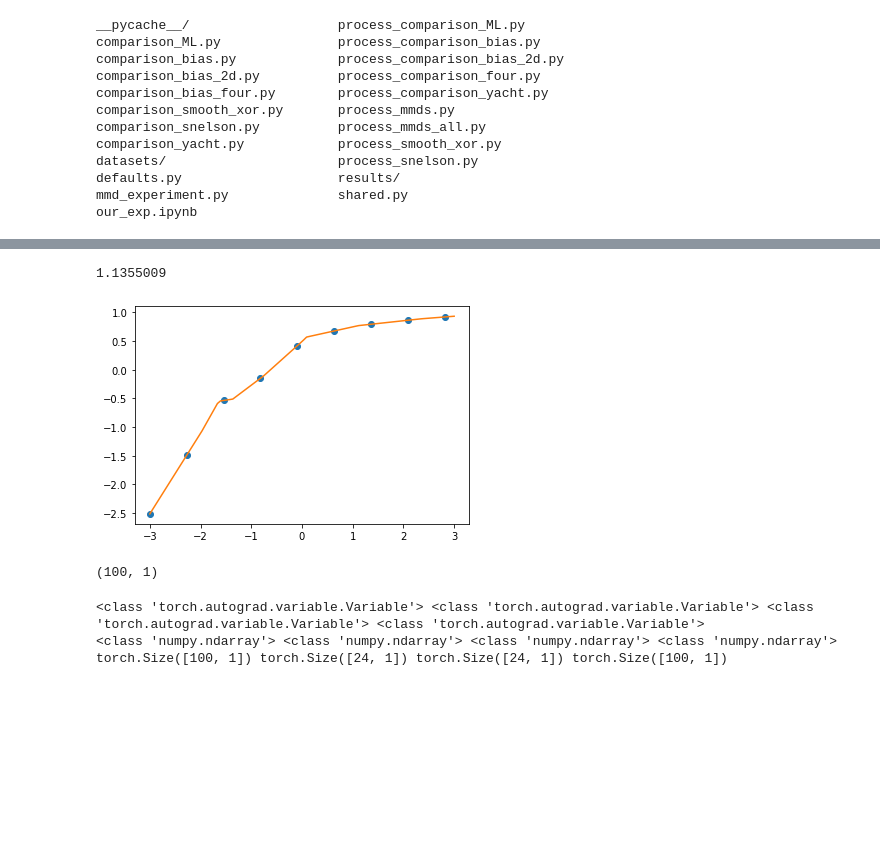
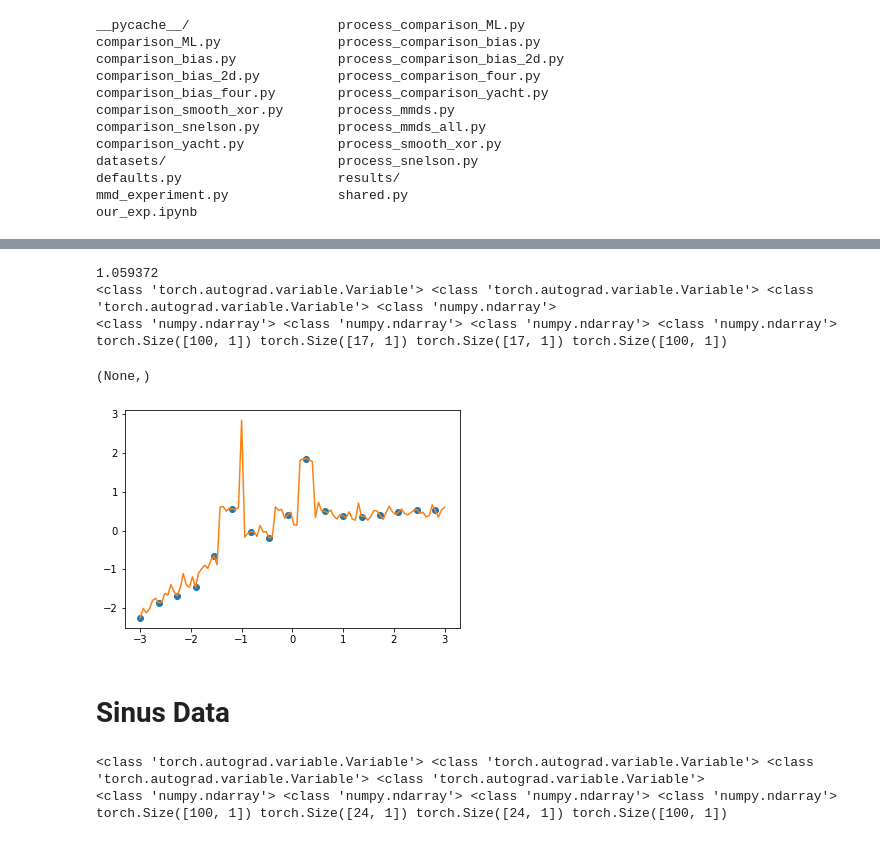
Before and after one commit to LiamGon/BML_project_BayesNN, a Jupyter notebook: experiments/our_exp.ipynb, the cells around one changed output, grey strips where cells are left out. Saved outputs shown, nothing was run; the diff lists cells and outputs as text; code cells hidden in the pictures; blank space fills up the shorter version.

```diff
--- a/experiments/our_exp.ipynb
+++ b/experiments/our_exp.ipynb
@@ -147,61 +132,82 @@ for k,H in enumerate(list_H):
 from shared import ResultsManager, nn_model_regression
 
 D_IN = 1
-H = 3
+H = 2
 D_OUT = 1
-num_layers = 3
+num_layers = 5
 weight_variance_0 = 0.8
 bias_variance_0 = 0.2
+width_class = "largest_last"
+min_range, max_range = -2, 2
 
-min_range, max_range = -2, 2
+noise_std = 0.1
 
 gen_model = get_nn_model(
     D_IN,
     H,
     D_OUT,
     num_layers,
-    width_class="identity",
-    weight_variance=weight_variance_0/H,
-    bias_variance=bias_variance_0/H,
+    width_class=width_class,
+    weight_variance=weight_variance_0,
+    bias_variance=bias_variance_0 ,
+    activation = torch.nn.Threshold(0, 1)
+
 )
 
-n_data = 8
+n_data = 15
 
 grid = np.atleast_2d(
     np.linspace(1.5 * min_range, 1.5 * max_range, 100).astype(np.float32)
 ).T
 grid_var = torch.autograd.Variable(
     torch.from_numpy(grid).type(defaults.tdtype), requires_grad=False
 )
 true_val = gen_model(grid_var)
 true_val = true_val.detach()
+true_val_var = true_val
+std, mean = true_val.std(), true_val.mean()
+true_val = (true_val - mean) / std
 
-std, mean = true_val.std(),true_val.mean()
-true_val = (true_val-mean)/std
+true_val = true_val + torch.autograd.Variable(
+    torch.normal(
+        0.0 * torch.ones(true_val.size()), noise_std * torch.ones(true_val.size())
+    ).type(defaults.tdtype),
+    requires_grad=False,
+)
 
-X = grid[torch.from_numpy(np.arange(0,100,100//n_data).astype(int))]
+
+
+X = grid[torch.from_numpy(np.arange(0, 100, 100 // n_data).astype(int))]
 X_var = torch.autograd.Variable(
     torch.from_numpy(X).type(defaults.tdtype), requires_grad=False
 )
-Y_var = true_val[torch.from_numpy(np.arange(0,100,100//n_data).astype(int))]
+Y_var = true_val[
+    torch.from_numpy(np.arange(0, 100, 100 // n_data).astype(int))
+]
 Y_var = Y_var.detach()
 
 
 true_val = true_val.data.numpy()
 Y = Y_var.data.numpy().reshape(-1, 1)
 
 
 plt.plot(X, Y, "o")
 plt.plot(grid, true_val)
 eps = np.std(Y)
 print(eps)
+
+print(type(grid_var), type(X_var), type(Y_var), type(true_val)),
+print(type(grid), type(X), type(Y), type(true_val)),
+print(grid_var.shape, X_var.shape, Y_var.shape, true_val_var.shape),
 # %% [output]
-1.1355009
+1.059372
+<class 'torch.autograd.variable.Variable'> <class 'torch.autograd.variable.Variable'> <class 'torch.autograd.variable.Variable'> <class 'numpy.ndarray'>
+<class 'numpy.ndarray'> <class 'numpy.ndarray'> <class 'numpy.ndarray'> <class 'numpy.ndarray'>
+torch.Size([100, 1]) torch.Size([17, 1]) torch.Size([17, 1]) torch.Size([100, 1])
+(None,)
-[figure, old version]
+[figure, new version]
-# %%
-true_val.shape
-# %% [output]
-(100, 1)
+# %% [markdown]
+# Sinus Data
 # %%
 n_data = 30
 
```
Also changed, not shown: parts of 11 cells of this notebook.
